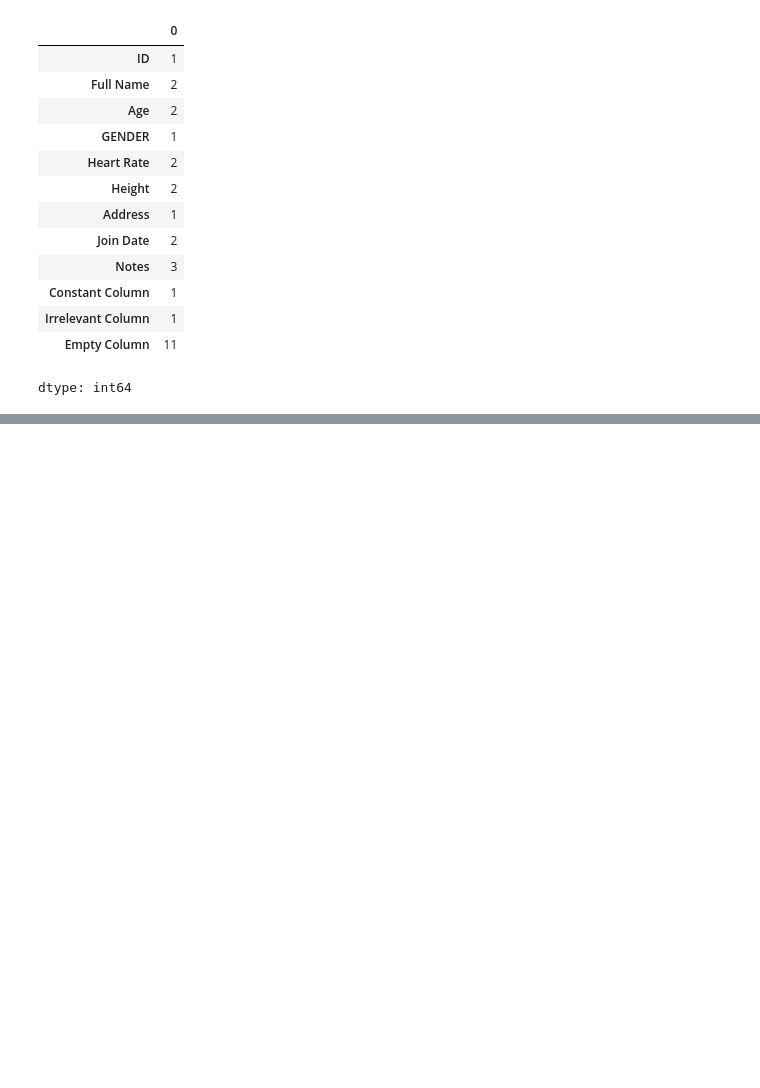
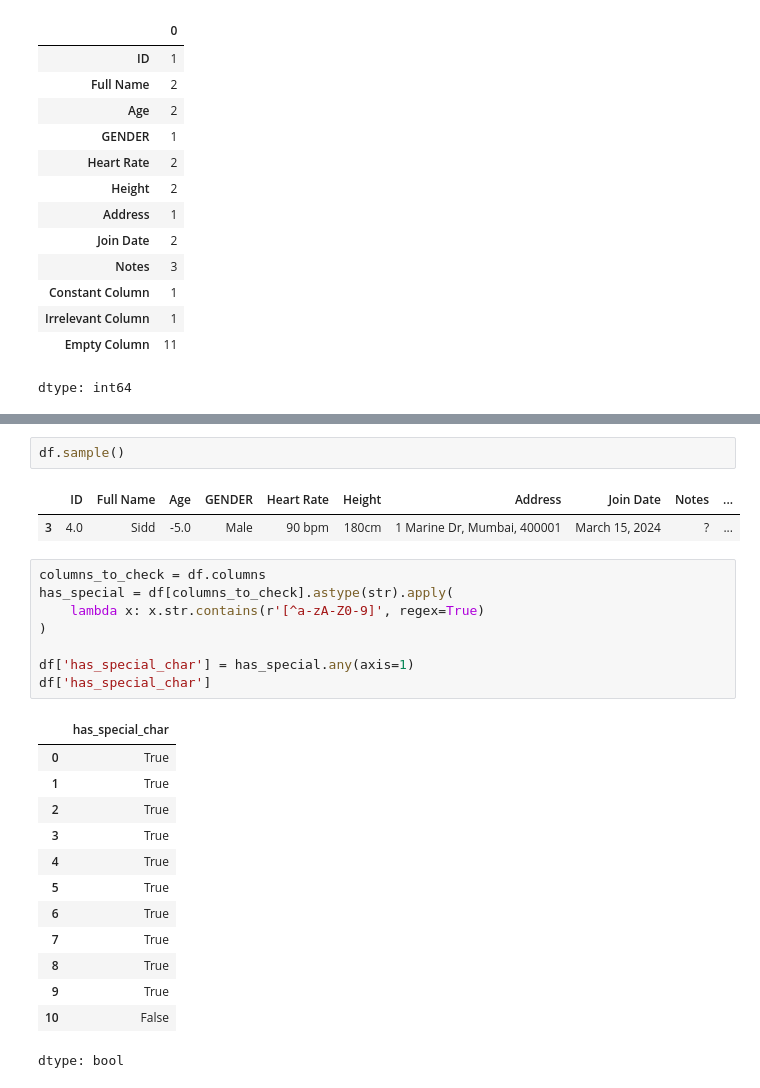
Before and after one commit to Sru-j/daily_lab_activities, a Jupyter notebook: health_data_url.ipynb, the cells around one changed output, grey strips where cells are left out. Drawn from its saved outputs; the diff is of its cells as text; blank space fills up the shorter version.

```diff
--- a/health_data_url.ipynb
+++ b/health_data_url.ipynb
@@ -101,0 +130,27 @@ dtype: int64
+# %%
+df.sample()
+# %% [output]
+|  | ID | Full Name | Age | GENDER | Heart Rate | Height | Address | Join Date | Notes | ... |
+| 3 | 4.0 | Sidd | -5.0 | Male | 90 bpm | 180cm | 1 Marine Dr, Mumbai, 400001 | March 15, 2024 | ? | ... |
+# %%
+columns_to_check = df.columns
+has_special = df[columns_to_check].astype(str).apply(
+    lambda x: x.str.contains(r'[^a-zA-Z0-9]', regex=True)
+)
+
+df['has_special_char'] = has_special.any(axis=1)
+df['has_special_char']
+# %% [output]
+|  | has_special_char |
+| 0 | True |
+| 1 | True |
+| 2 | True |
+| 3 | True |
+| 4 | True |
+| 5 | True |
+| 6 | True |
+| 7 | True |
+| 8 | True |
+| 9 | True |
+| 10 | False |
+dtype: bool
```
Also changed, not shown: parts of 4 cells of this notebook.
